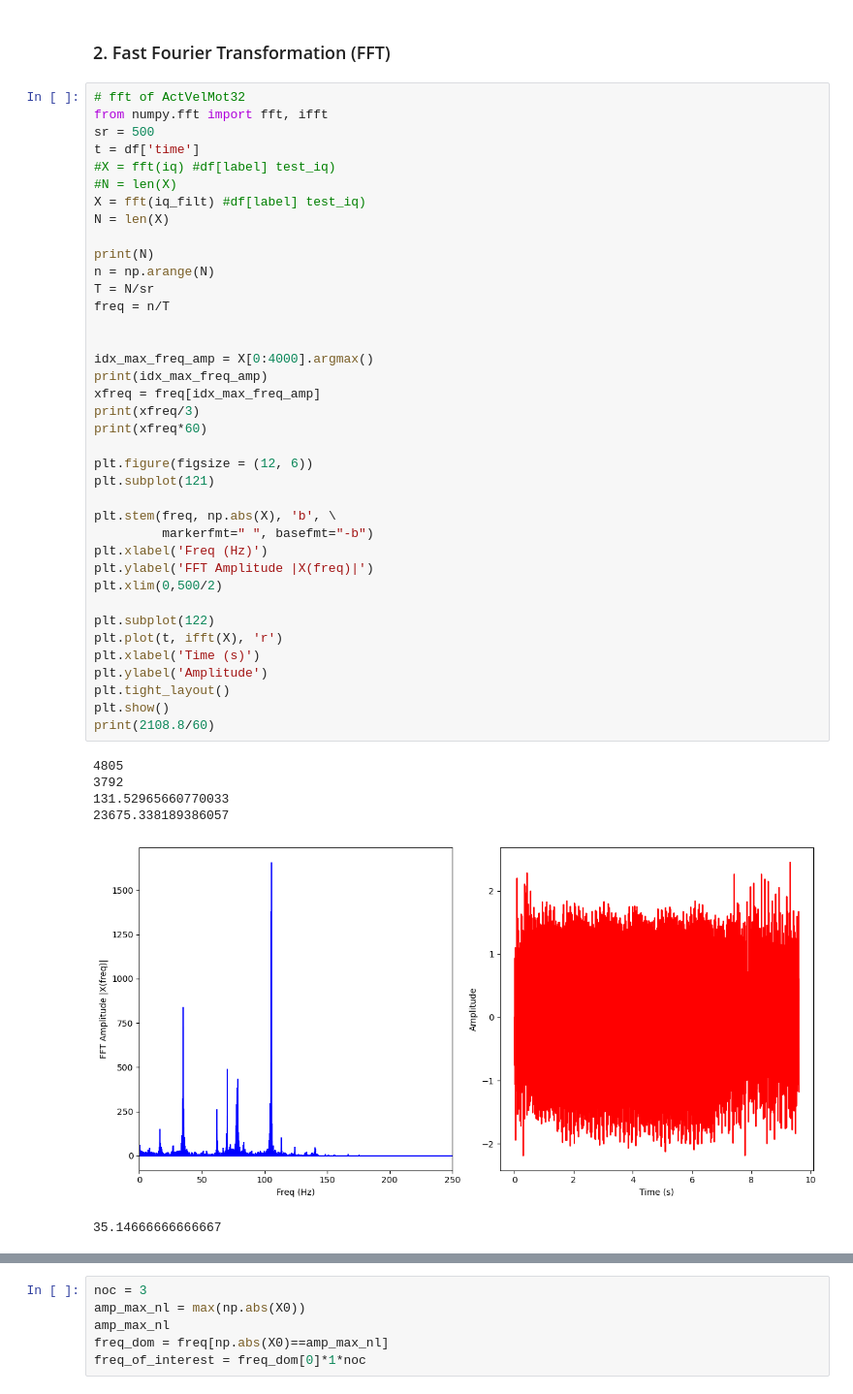
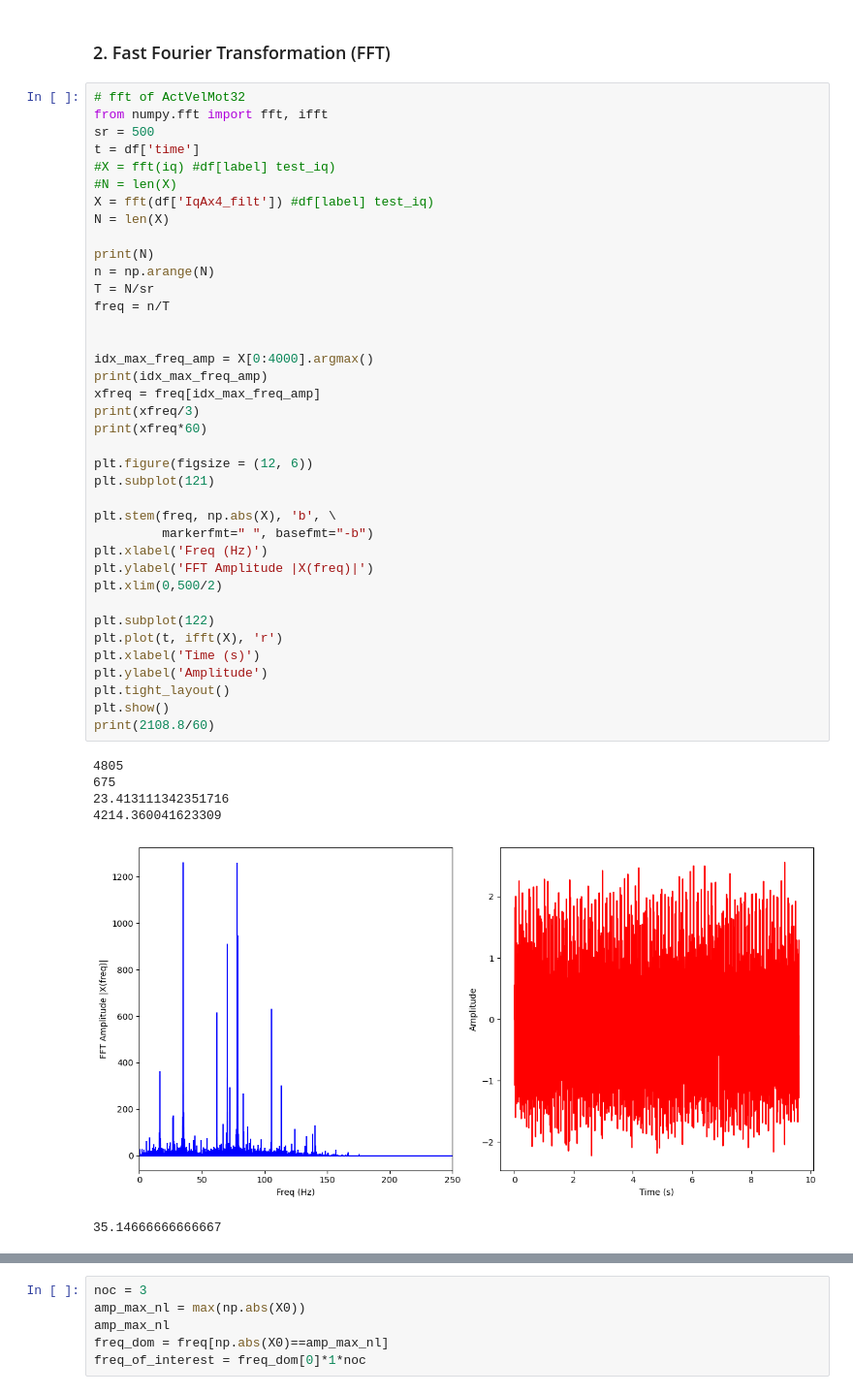
Before and after one commit to ThMRudolf/DataMining2024, a Jupyter notebook: Py/DM_01_anaysis_stan.ipynb, the cells around one changed output, grey strips where cells are left out. Shown at 97% size. Cells and saved outputs as stored; diff of their text form.

```diff
--- a/Py/DM_01_anaysis_stan.ipynb
+++ b/Py/DM_01_anaysis_stan.ipynb
@@ -273,43 +274,43 @@ sr = 500
 t = df['time']
 #X = fft(iq) #df[label] test_iq)
 #N = len(X)
-X = fft(iq_filt) #df[label] test_iq)
+X = fft(df['IqAx4_filt']) #df[label] test_iq)
 N = len(X)
 
 print(N)
 n = np.arange(N)
 T = N/sr
 freq = n/T
 
 
 idx_max_freq_amp = X[0:4000].argmax()
 print(idx_max_freq_amp)
 xfreq = freq[idx_max_freq_amp]
 print(xfreq/3)
 print(xfreq*60)
 
 plt.figure(figsize = (12, 6))
 plt.subplot(121)
 
 plt.stem(freq, np.abs(X), 'b', \
          markerfmt=" ", basefmt="-b")
 plt.xlabel('Freq (Hz)')
 plt.ylabel('FFT Amplitude |X(freq)|')
 plt.xlim(0,500/2)
 
 plt.subplot(122)
 plt.plot(t, ifft(X), 'r')
 plt.xlabel('Time (s)')
 plt.ylabel('Amplitude')
 plt.tight_layout()
 plt.show()
 print(2108.8/60)
 # %% [output]
 4805
-3792
-131.52965660770033
-23675.338189386057
+675
+23.413111342351716
+4214.360041623309
-[figure, old version]
+[figure, new version]
 35.14666666666667
 # %%
 from mpl_toolkits.mplot3d import Axes3D
```
Also changed, not shown: parts of 9 cells of this notebook, 1 other file.
